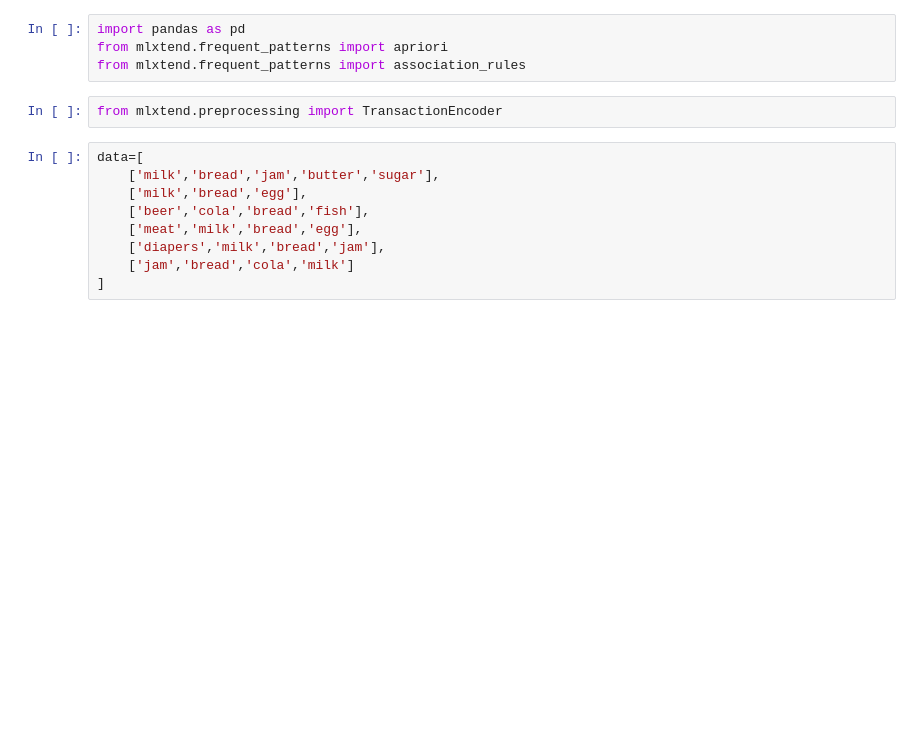
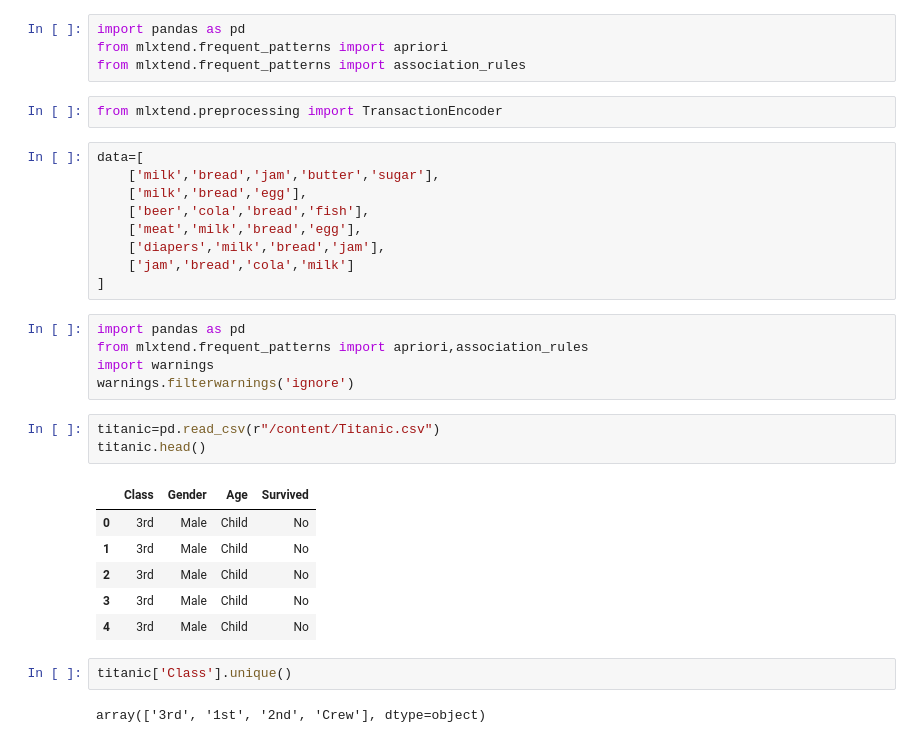
Before and after one commit to torettdom/AD-codes, a Jupyter notebook: day29.ipynb, the cells around one changed output. Cells and saved outputs as stored; diff of their text form; blank space fills up the shorter version.

```diff
--- a/day29.ipynb
+++ b/day29.ipynb
@@ -37,3 +37,22 @@ data=[
     ['diapers','milk','bread','jam'],
     ['jam','bread','cola','milk']
 ]
+# %%
+import pandas as pd
+from mlxtend.frequent_patterns import apriori,association_rules
+import warnings
+warnings.filterwarnings('ignore')
+# %%
+titanic=pd.read_csv(r"/content/Titanic.csv")
+titanic.head()
+# %% [output]
+|  | Class | Gender | Age | Survived |
+| 0 | 3rd | Male | Child | No |
+| 1 | 3rd | Male | Child | No |
+| 2 | 3rd | Male | Child | No |
+| 3 | 3rd | Male | Child | No |
+| 4 | 3rd | Male | Child | No |
+# %%
+titanic['Class'].unique()
+# %% [output]
+array(['3rd', '1st', '2nd', 'Crew'], dtype=object)
```
Also changed, not shown: parts of 11 cells of this notebook.
